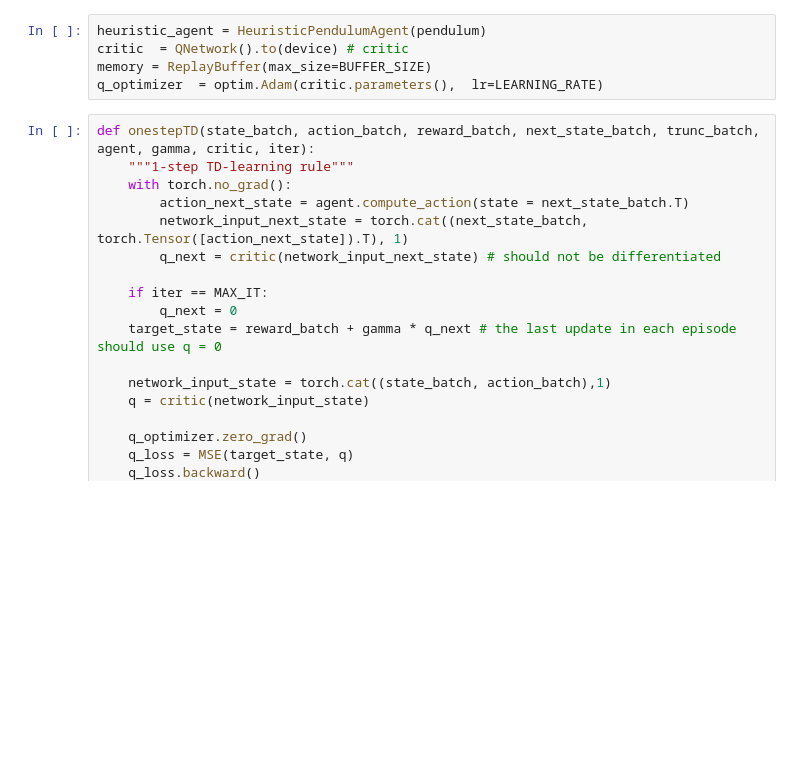
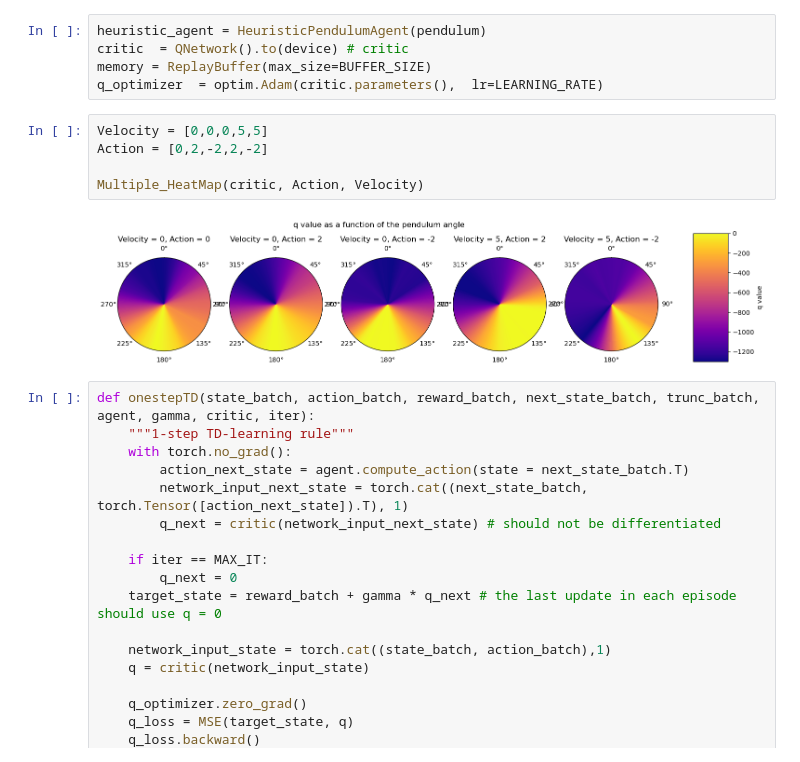
Before and after one commit to AnnaPaulish/DDPG, a Jupyter notebook: main.ipynb, the cells around one changed output. Cells and saved outputs as stored; diff of their text form; blank space fills up the shorter version.

```diff
--- a/main.ipynb
+++ b/main.ipynb
@@ -206,6 +308,13 @@ heuristic_agent = HeuristicPendulumAgent(pendulum)
 critic  = QNetwork().to(device) # critic
 memory = ReplayBuffer(max_size=BUFFER_SIZE)
 q_optimizer  = optim.Adam(critic.parameters(),  lr=LEARNING_RATE)
+# %%
+Velocity = [0,0,0,5,5]
+Action = [0,2,-2,2,-2]
+
+Multiple_HeatMap(critic, Action, Velocity)
+# %% [output]
+[figure, added]
 # %%
 def onestepTD(state_batch, action_batch, reward_batch, next_state_batch, trunc_batch, agent, gamma, critic, iter):
     """1-step TD-learning rule"""
```
Also changed, not shown: parts of 27 cells of this notebook, 9 other files.
